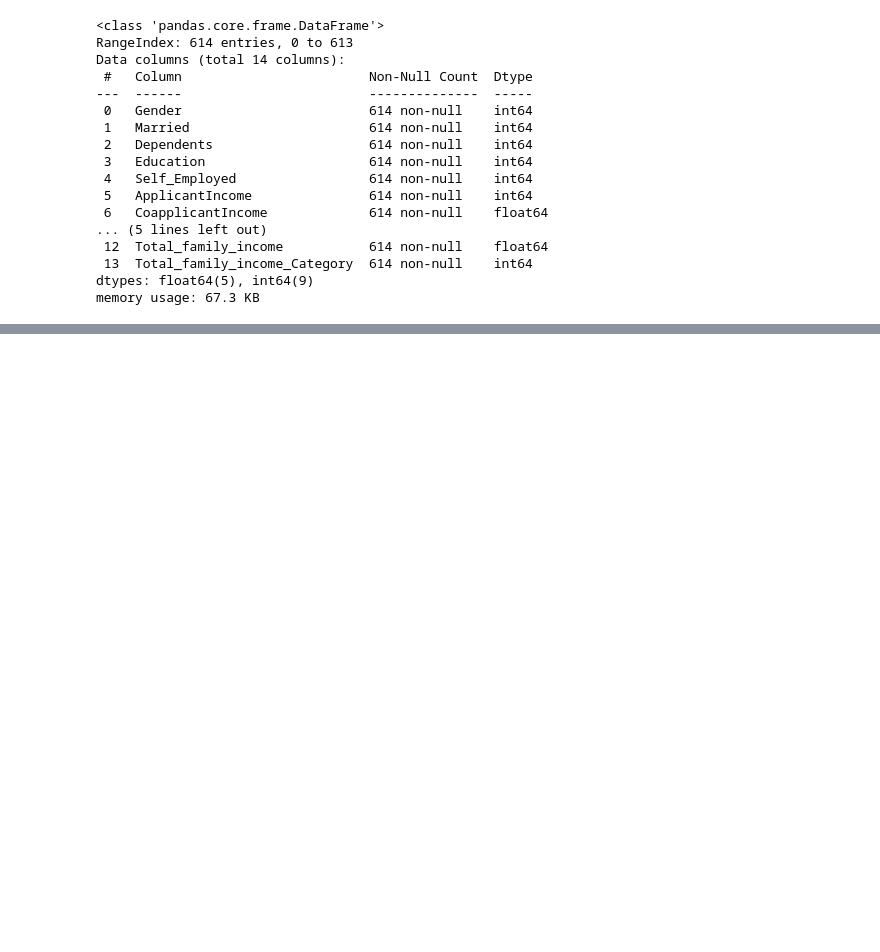
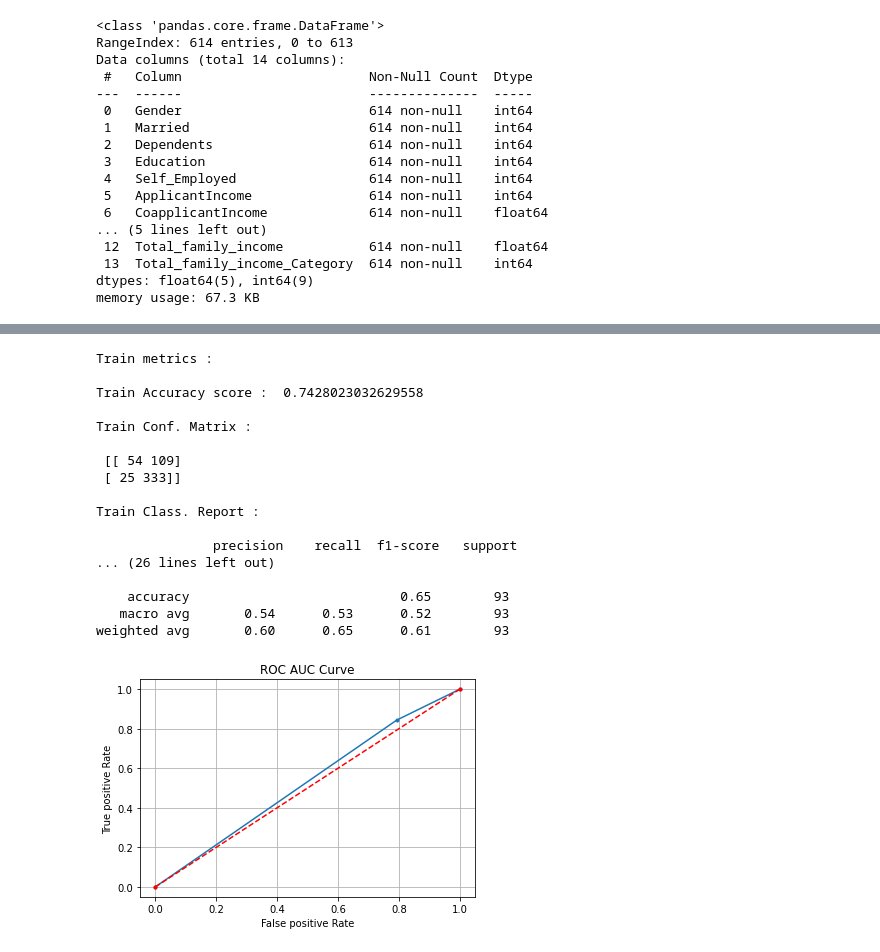
Before and after one commit to SharanDHONI/Loan-Apprval-prediction-AnalyticsVidhya, a Jupyter notebook: Loan.ipynb, the cells around one changed output, grey strips where cells are left out. Cells and saved outputs as stored; diff of their text form; code cells hidden in the pictures; blank space fills up the shorter version.

```diff
--- a/Loan.ipynb
+++ b/Loan.ipynb
@@ -743,0 +755,50 @@ weighted avg       0.79      0.80      0.79        93
+# %%
+## train scores
+kn.fit(xtrain,ytrain)
+kn_train_pred = kn.predict(xtrain)
+kn_train_acc = accuracy_score(ytrain,kn_train_pred)
+kn_train_cm = confusion_matrix(ytrain,kn_train_pred)
+kn_train_cr = classification_report(ytrain,kn_train_pred)
+print('Train metrics :\n')
+print('Train Accuracy score : ',kn_train_acc)
+print('\nTrain Conf. Matrix :\n\n',kn_train_cm)
+print('\nTrain Class. Report :\n\n',kn_train_cr)
+##test scores
+kn_test_pred = kn.predict(xtest)
+kn_test_pp = kn.predict_proba(xtest)
+kn_test_pp = kn_test_pp[:,1]
+##plotting ROC_CURVE
+fpr,tpr,thresh = roc_curve(ytest,kn_test_pred)
+plt.plot(fpr,tpr,marker='.')
+plt.plot([0,1],[0,1],linestyle='--',color='r',marker='.')
+plt.grid()
+plt.xlabel('False positive Rate')
+plt.ylabel('True positive Rate')
+plt.title('ROC AUC Curve')
+kn_test_acc = accuracy_score(ytest,kn_test_pred)
+kn_test_cm = confusion_matrix(ytest,kn_test_pred)
+kn_test_cr = classification_report(ytest,kn_test_pred)
+print('--'*40,'\n')
+print('Test Metrics :\n\n')
+print('Test accuracy score : ',kn_test_acc)
+print('\nTest conf. matrix :\n\n',kn_test_cm)
+print('\nTest Class. Report :\n\n',kn_test_cr)
+# %% [output]
+Train metrics :
+
+Train Accuracy score :  0.7428023032629558
+
+Train Conf. Matrix :
+
+ [[ 54 109]
+ [ 25 333]]
+
+Train Class. Report :
+
+               precision    recall  f1-score   support
+... (26 lines left out)
+
+    accuracy                           0.65        93
+   macro avg       0.54      0.53      0.52        93
+weighted avg       0.60      0.65      0.61        93
+[figure, added]
```
Also changed, not shown: parts of 70 cells of this notebook.
